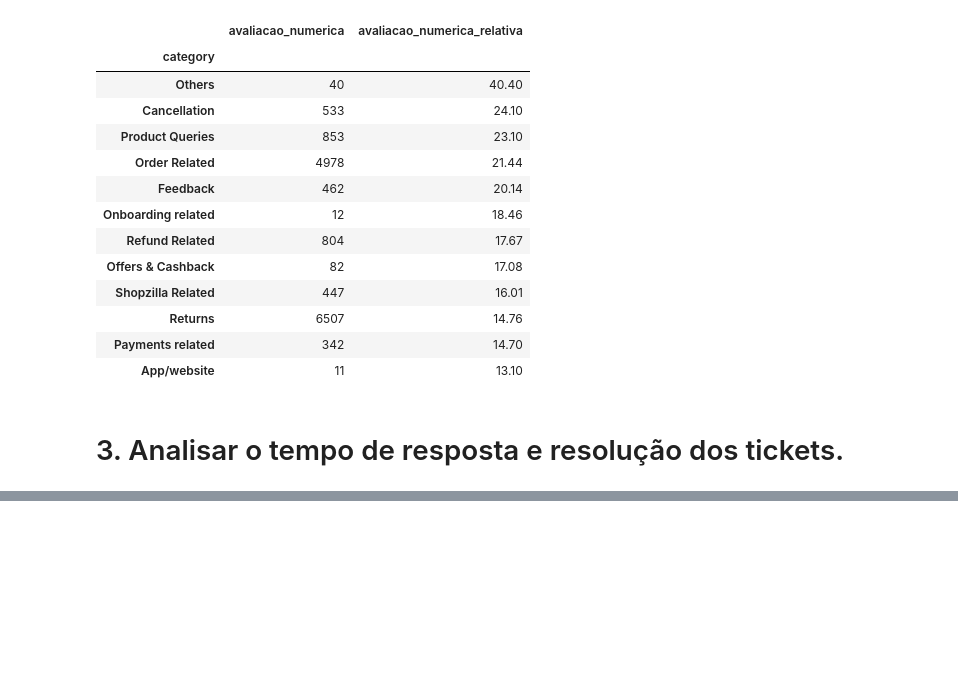
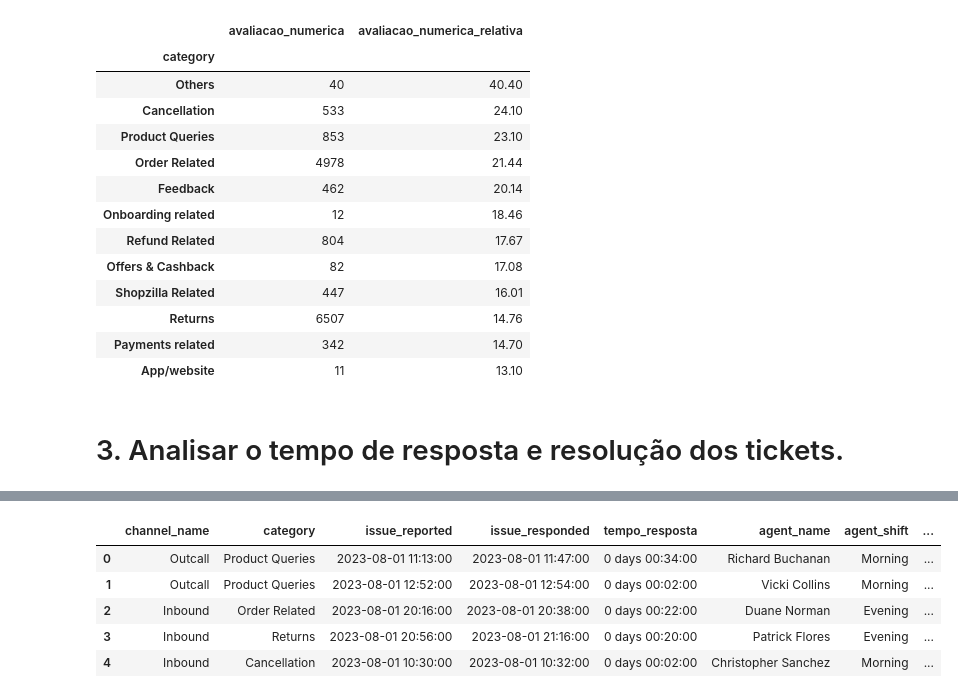
Before and after one commit to 94lucas/estudo-de-caso, a Jupyter notebook: analise.ipynb, the cells around one changed output, grey strips where cells are left out. Drawn from its saved outputs; the diff is of its cells as text; code cells hidden in the pictures; blank space fills up the shorter version.

```diff
--- a/analise.ipynb
+++ b/analise.ipynb
@@ -211,0 +221,11 @@ avaliacao_negativa.sort_values('avaliacao_numerica_relativa', ascending=False).r
+# %%
+tempo_resposta = dados_clean['issue_responded'] - dados_clean['issue_reported']
+dados_clean.insert(loc=4, column='tempo_resposta', value=tempo_resposta)
+dados_clean.head()
+# %% [output]
+|  | channel_name | category | issue_reported | issue_responded | tempo_resposta | agent_name | agent_shift | ... |
+| 0 | Outcall | Product Queries | 2023-08-01 11:13:00 | 2023-08-01 11:47:00 | 0 days 00:34:00 | Richard Buchanan | Morning | ... |
+| 1 | Outcall | Product Queries | 2023-08-01 12:52:00 | 2023-08-01 12:54:00 | 0 days 00:02:00 | Vicki Collins | Morning | ... |
+| 2 | Inbound | Order Related | 2023-08-01 20:16:00 | 2023-08-01 20:38:00 | 0 days 00:22:00 | Duane Norman | Evening | ... |
+| 3 | Inbound | Returns | 2023-08-01 20:56:00 | 2023-08-01 21:16:00 | 0 days 00:20:00 | Patrick Flores | Evening | ... |
+| 4 | Inbound | Cancellation | 2023-08-01 10:30:00 | 2023-08-01 10:32:00 | 0 days 00:02:00 | Christopher Sanchez | Morning | ... |
```
Also changed, not shown: parts of 7 cells of this notebook.
